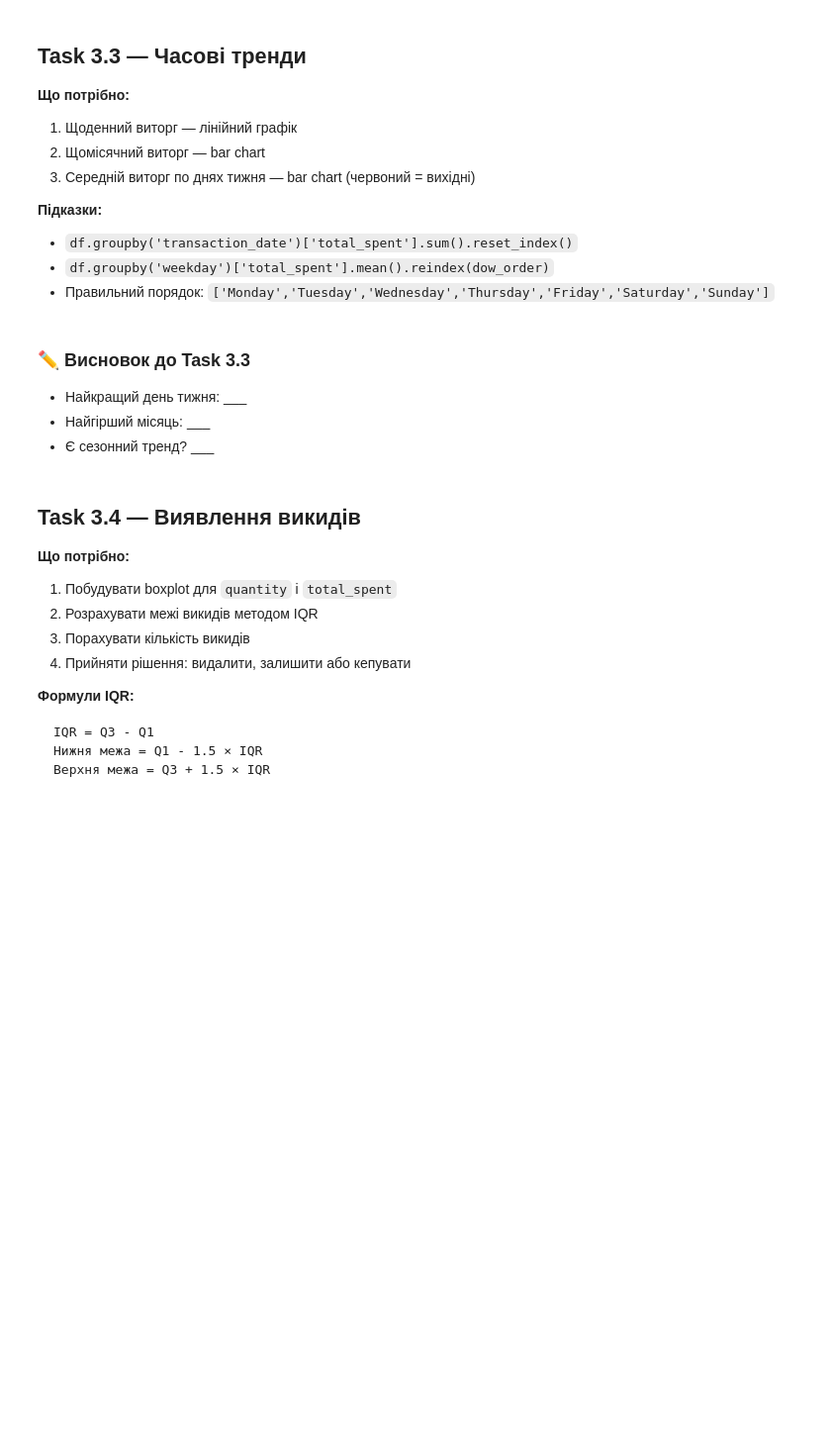
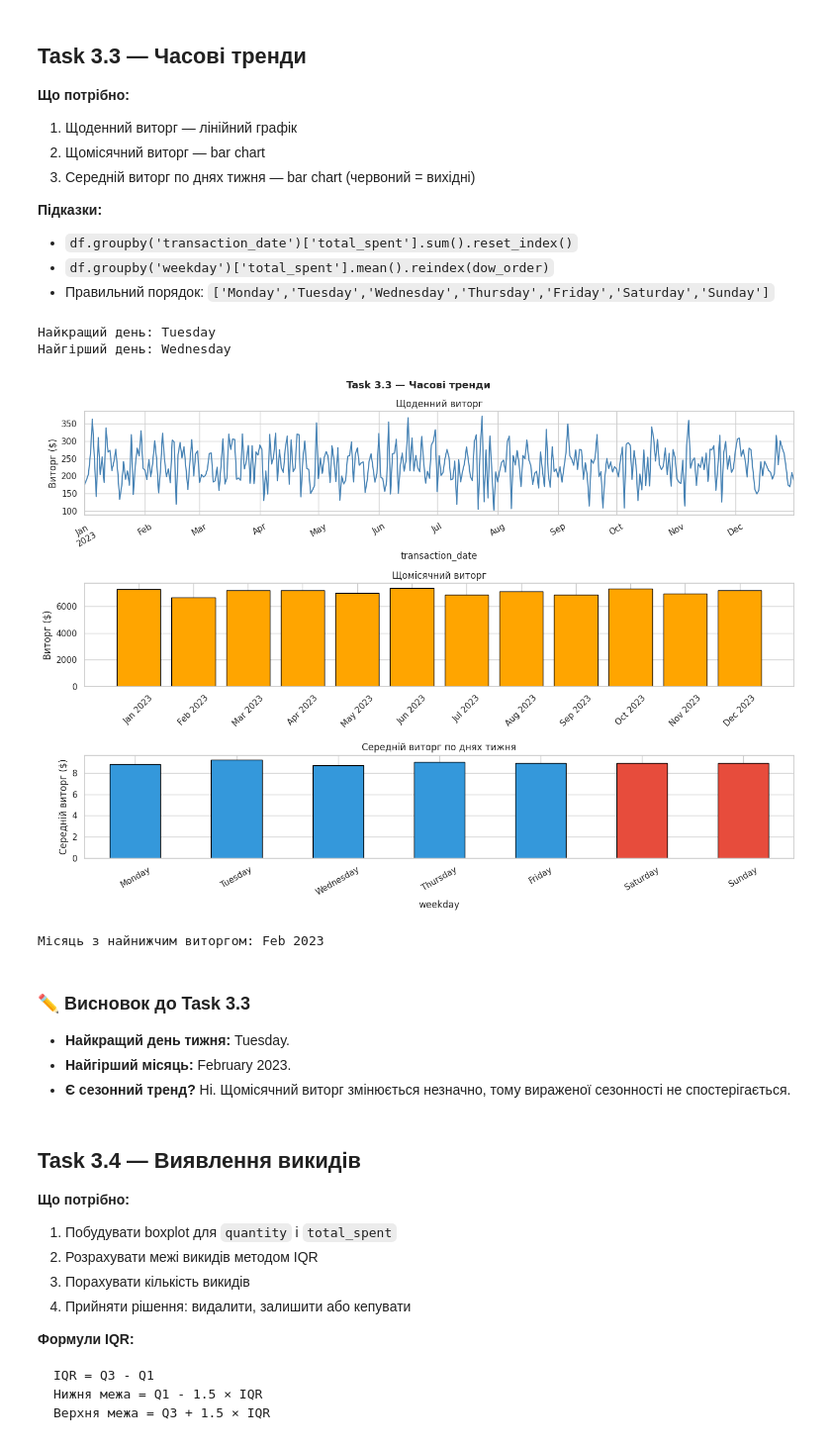
Before and after one commit to DymaStar/Analysis_Cafe_Sales-, a Jupyter notebook: DS_110626cafe_eda_workbook_version2.ipynb, the cells around one changed output. Shown at 99% size. Drawn from its saved outputs; the diff is of its cells as text; code cells hidden in the pictures; blank space fills up the shorter version.

```diff
--- a/DS_110626cafe_eda_workbook_version2.ipynb
+++ b/DS_110626cafe_eda_workbook_version2.ipynb
@@ -1295,50 +1340,66 @@ plt.show()
 - Правильний порядок: `['Monday','Tuesday','Wednesday','Thursday','Friday','Saturday','Sunday']`
 # %%
 # Щоденний виторг
-daily_rev = # ВАШ КОД ТУТ
+daily_rev = df.groupby('transaction_date')['total_spent'].sum().sort_index()
 
 # Щомісячний виторг
-monthly_rev = # ВАШ КОД ТУТ
+monthly_rev = df.groupby(['year', 'month'])['total_spent'].sum().reset_index()
+monthly_rev['label'] = pd.to_datetime(
+    monthly_rev[['year', 'month']].assign(day=1)
+).dt.strftime('%b %Y')
 
-# По днях тижня (середнє)
-dow_order = ['Monday','Tuesday','Wednesday','Thursday','Friday','Saturday','Sunday']
-avg_dow = # ВАШ КОД ТУТ
+# Середній виторг по днях тижня
+dow_order = ['Monday', 'Tuesday', 'Wednesday', 'Thursday', 'Friday', 'Saturday', 'Sunday']
+avg_dow = (
+    df.groupby('weekday')['total_spent']
+      .mean()
+      .reindex(dow_order)
+)
 
 print(f'Найкращий день: {avg_dow.idxmax()}')
 print(f'Найгірший день: {avg_dow.idxmin()}')
+# %% [output]
+Найкращий день: Tuesday
+Найгірший день: Wednesday
 # %%
-fig, axes = plt.subplots(3, 1, figsize=(14, 12))
+fig, axes = plt.subplots(3, 1, figsize=(14, 10))
 fig.suptitle('Task 3.3 — Часові тренди', fontsize=13, fontweight='bold')
 
-# Графік 1: щоденний лінійний
-# ВАШ КОД ТУТ
+# Графік 1: щоденний виторг
+daily_rev.plot(ax=axes[0], color='steelblue')
 axes[0].set_title('Щоденний виторг')
 axes[0].set_ylabel('Виторг ($)')
+axes[0].tick_params(axis='x', rotation=30)
 
-# Графік 2: щомісячний бар
-# Підказка: зробіть колонку label = перші 3 літери місяця + рік
-# ВАШ КОД ТУТ
+# Графік 2: щомісячний виторг
+axes[1].bar(monthly_rev['label'], monthly_rev['total_spent'], color='orange', edgecolor='black')
 axes[1].set_title('Щомісячний виторг')
+axes[1].set_ylabel('Виторг ($)')
+axes[1].tick_params(axis='x', rotation=45)
 
-# Графік 3: по днях тижня (вихідні = червоні, будні = сині)
-colors_dow = ['#E74C3C' if d in ['Saturday','Sunday'] else '#3498DB' for d in avg_dow.index]
-# ВАШ КОД ТУТ
+# Графік 3: середній виторг по днях тижня
+colors_dow = ['#E74C3C' if d in ['Saturday', 'Sunday'] else '#3498DB' for d in avg_dow.index]
+avg_dow.plot(kind='bar', ax=axes[2], color=colors_dow, edgecolor='black')
 axes[2].set_title('Середній виторг по днях тижня')
+axes[2].set_ylabel('Середній виторг ($)')
 axes[2].tick_params(axis='x', rotation=30)
 
 plt.tight_layout()
 plt.savefig('part3_task33.png', dpi=130, bbox_inches='tight')
 plt.show()
 
-# Знайти місяць з найнижчим виторгом
-worst_month = # ВАШ КОД ТУТ
+# Місяць з найнижчим виторгом
+worst_month = monthly_rev.loc[monthly_rev['total_spent'].idxmin(), 'label']
 print(f'Місяць з найнижчим виторгом: {worst_month}')
+# %% [output]
+[figure, added]
+Місяць з найнижчим виторгом: Feb 2023
 # %% [markdown]
 ### ✏️ Висновок до Task 3.3
 
-- Найкращий день тижня: ___
-- Найгірший місяць: ___
-- Є сезонний тренд? ___
+- **Найкращий день тижня:** Tuesday.
+- **Найгірший місяць:** February 2023.
+- **Є сезонний тренд?** Ні. Щомісячний виторг змінюється незначно, тому вираженої сезонності не спостерігається.
 # %% [markdown]
 ## Task 3.4 — Виявлення викидів
 
```
Also changed, not shown: parts of 8 cells of this notebook.
